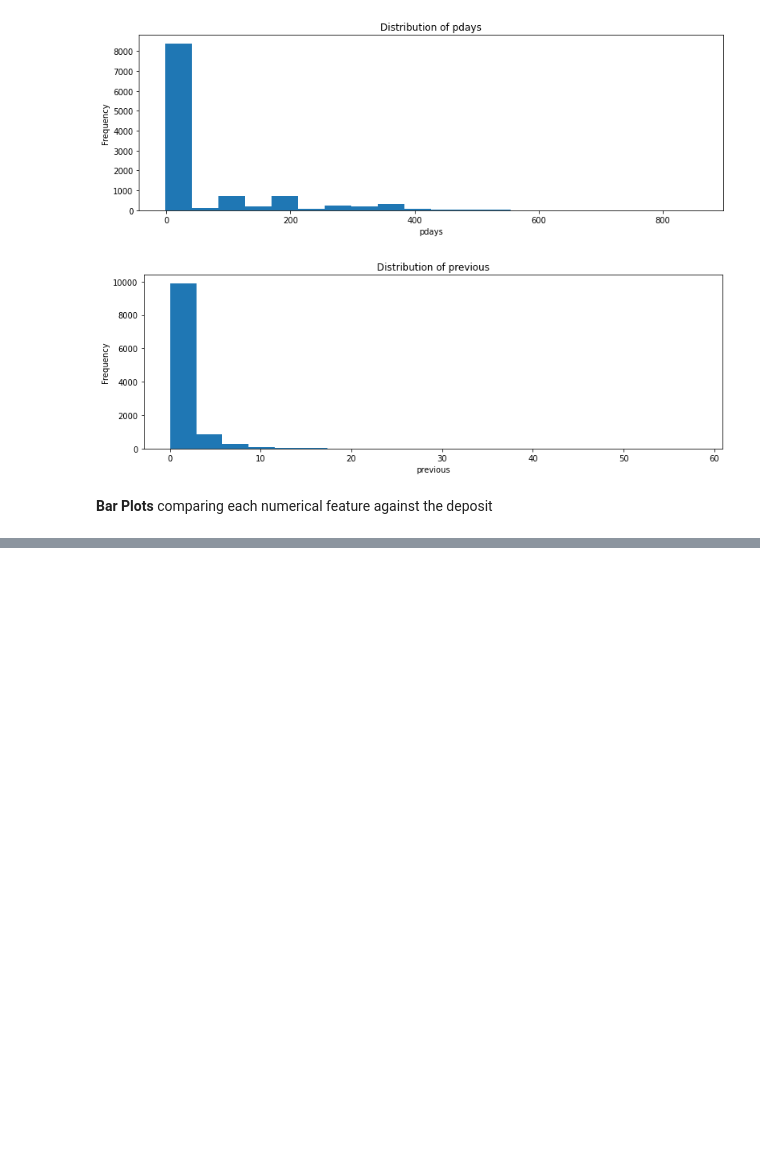
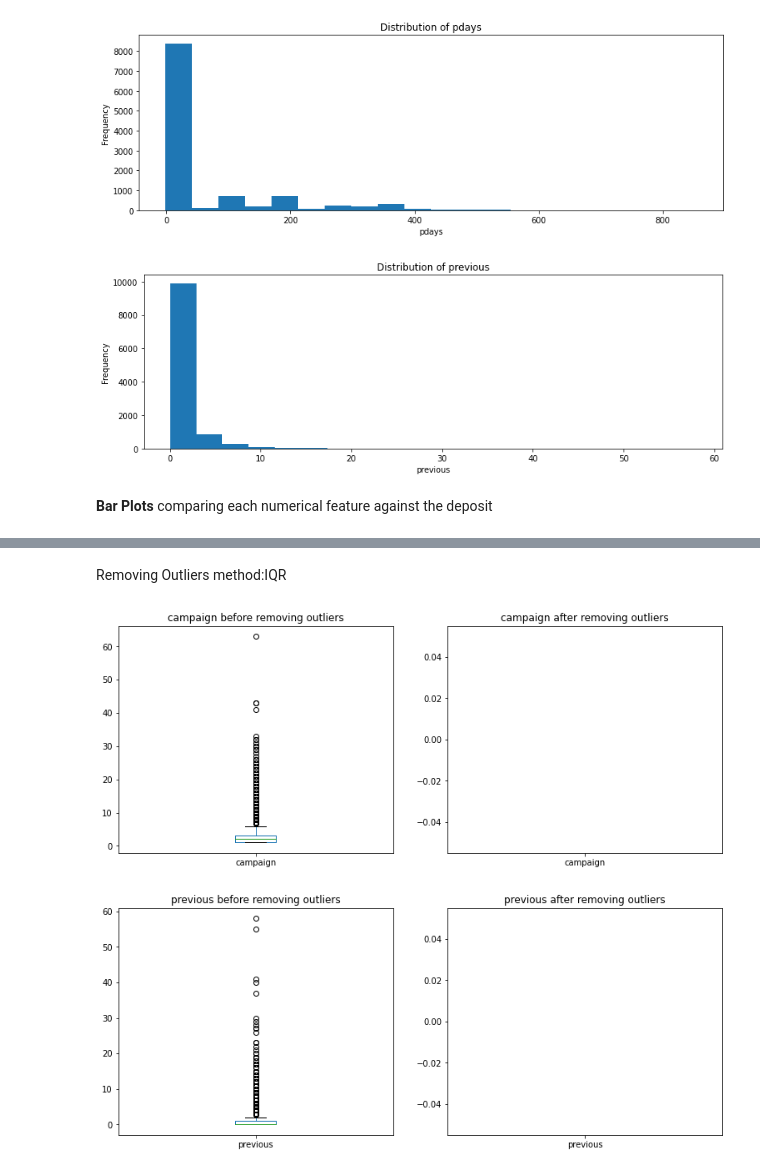
Before and after one commit to athulrj02/ProspectPulse, a Jupyter notebook: CstData.ipynb, the cells around one changed output, grey strips where cells are left out. Saved outputs shown, nothing was run; the diff lists cells and outputs as text; code cells hidden in the pictures; blank space fills up the shorter version.

```diff
--- a/CstData.ipynb
+++ b/CstData.ipynb
@@ -206,0 +261,7 @@ for i in numerical_features:
+# %%
+# * defaut features does not play imp role
+
+# removes the 'default' column from the DataFrame
+df.drop(['default'],axis=1, inplace=True)
+# %%
+df.drop(['pdays'],axis=1, inplace=True)
@@ -206,0 +341,33 @@ for i in numerical_features:
+# %% [markdown]
+Removing Outliers
+method:IQR
+# %%
+def rem_outliers(df, column):
+    Q1=df[column].quantile(0.25)
+    Q3=df[column].quantile(0.75)
+    IQR=Q3-Q1
+    lower_bound = Q1-1.5*IQR
+    upper_bound = Q3-1.5*IQR
+    return df[(df[column] >= lower_bound) & (df[column] <= upper_bound)]
+# column with outliers
+outlier_columns=['campaign', 'previous']
+# %%
+# before and after outliers: boxplot
+for col in outlier_columns:
+    plt.figure(figsize=(13,5))
+
+    # boxplot before removing outlier
+    plt.subplot(1,2,1)
+    df.boxplot(column=col)
+    plt.title(col+' before removing outliers')
+    plt.grid(False)
+
+    # boxplot after removing outliers
+    plt.subplot(1,2,2)
+    rem_outliers(df, col).boxplot(column=col)  # Using rem_outliers function to remove outliers
+    plt.title(col+ ' after removing outliers')
+    plt.grid(False)
+plt.show()
+# %% [output]
+[figure, added]
+[figure, added]
```
Also changed, not shown: parts of 16 cells of this notebook.
